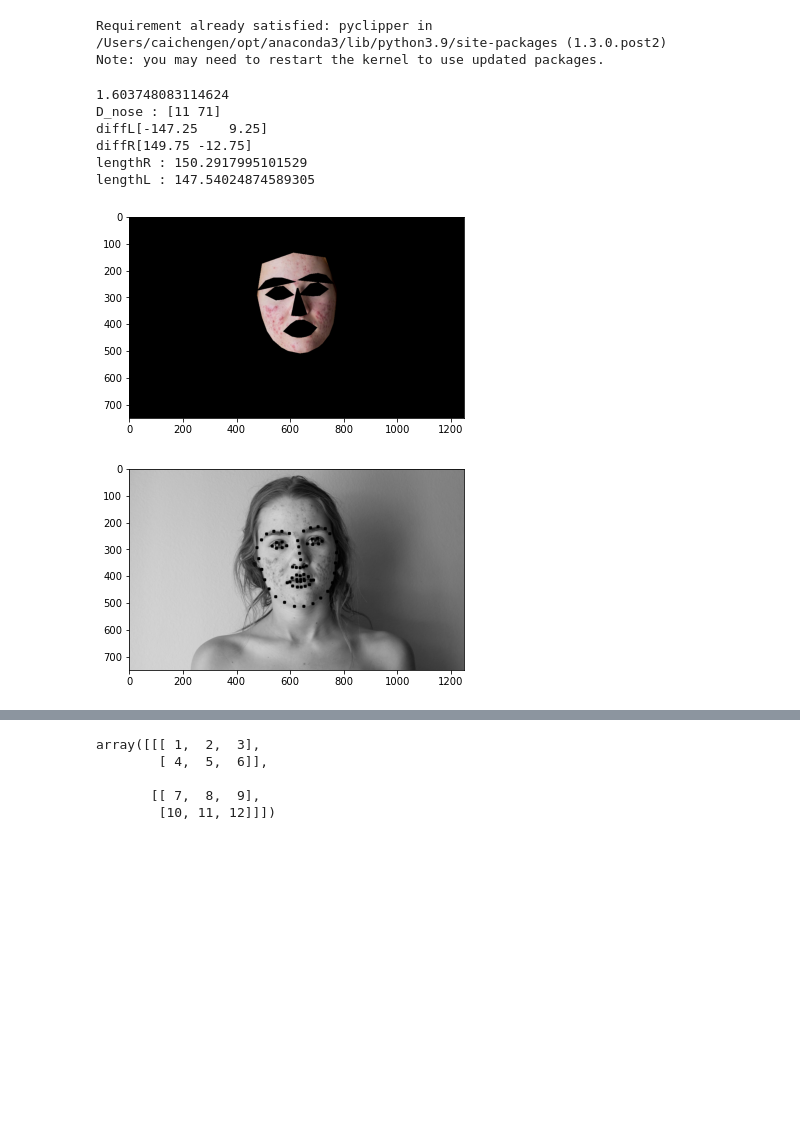
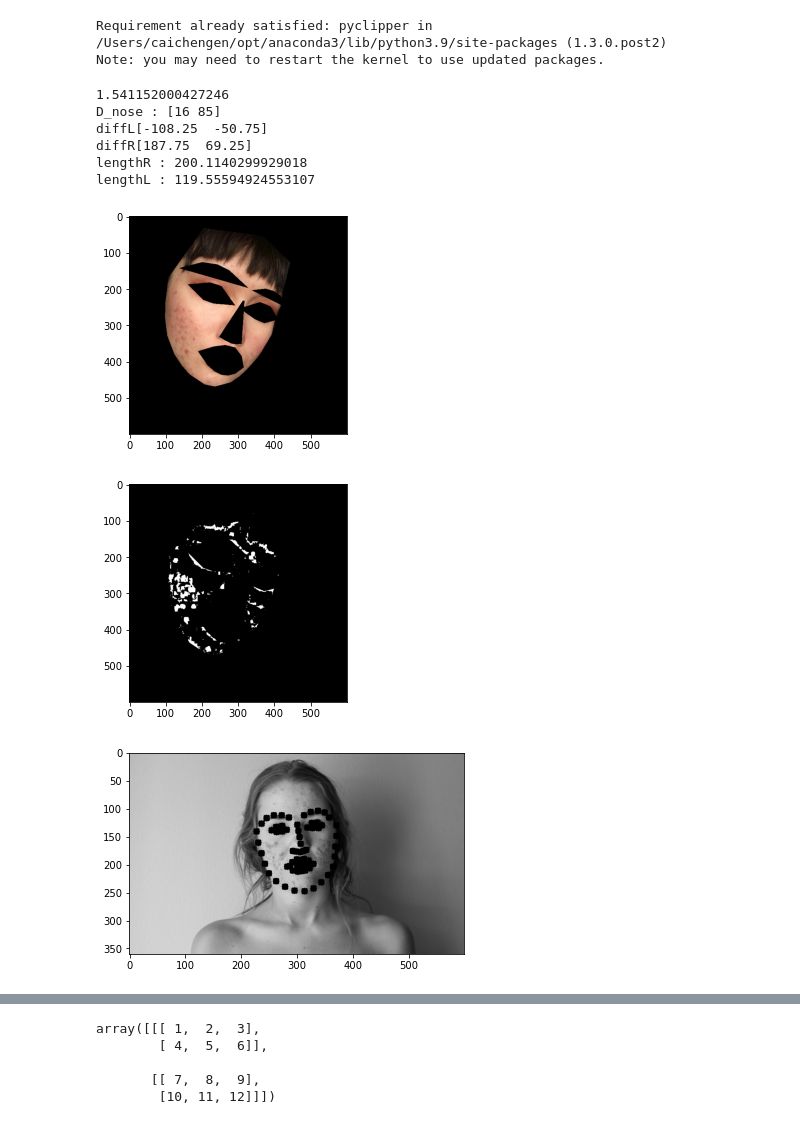
Before and after one commit to mmry310531/FinalCV, a Jupyter notebook: FaceDetection.ipynb, the cells around one changed output, grey strips where cells are left out. Saved outputs shown, nothing was run; the diff lists cells and outputs as text; code cells hidden in the pictures; blank space fills up the shorter version.

```diff
--- a/FaceDetection.ipynb
+++ b/FaceDetection.ipynb
@@ -341,50 +341,51 @@ Note: you may need to restart the kernel to use updated packages.
 if __name__ == "__main__":
 
     #Read Image
-    Origin_img = cv2.imread('data/t3.jpg')
-#     Origin_img = imutils.resize(Origin_img, width=600)
+    Origin_img = cv2.imread('data/t2.jpg')
+    Origin_img = imutils.resize(Origin_img, width=600)
     img = Origin_img.copy()
 
     img,Gimg = img2Gray(img)
 
 #     # Method 1 to get face (Skin Detection and Face Detection(Harr))
 #     skinMask = GetSkinMask(img)
 #     faceMask = GetFaceMask(img)
 #     # combine two mask
 #     Face_Skin_Mask = cv2.bitwise_and(skinMask, faceMask)
 #     img = cv2.bitwise_and(Face_Skin_Mask, img)
 #     # can't cut out only face in result
 
     # Method 2 to get face (Use Dlib)
     SkinMask = GetSkinMask(img)
     face, landmarks = get_landmarks(Gimg)
     faceMask = get_image_hull_mask(img, landmarks)
     img = cv2.bitwise_and(faceMask, img)
     cv2.imwrite("faceMask.jpg", img)
     showImage(img)
 #     img = cv2.bitwise_and(SkinMask, img)
     # not a good method, which cost 1.55 sec
 
 
 #     img = cv2.imread('./data/acne.jpg')
     ad = Acne_Dector(img)
     ad.run(method =1, debug=False)
     img = cv2.inpaint(Origin_img, ad.mask, 3, cv2.INPAINT_TELEA)
-
+    showImage(ad.mask)
     cv2.imwrite("Result_acne_face.jpg", img)
     cv2.imwrite("Mask2.jpg", ad.mask)
 # %% [output]
-1.603748083114624
-D_nose : [11 71]
-diffL[-147.25    9.25]
-diffR[149.75 -12.75]
-lengthR : 150.2917995101529
-lengthL : 147.54024874589305
+1.541152000427246
+D_nose : [16 85]
+diffL[-108.25  -50.75]
+diffR[187.75  69.25]
+lengthR : 200.1140299929018
+lengthL : 119.55594924553107
-[figure, old version]
+[figure, new version]
+[figure, added]
 # %%
 showImage(Gimg)
 # %% [output]
-[figure, old version]
+[figure, new version]
 # %%
 heightResize = 480
 framesSkipping = 1
```
Also changed, not shown: parts of 7 cells of this notebook, 4 other files.
